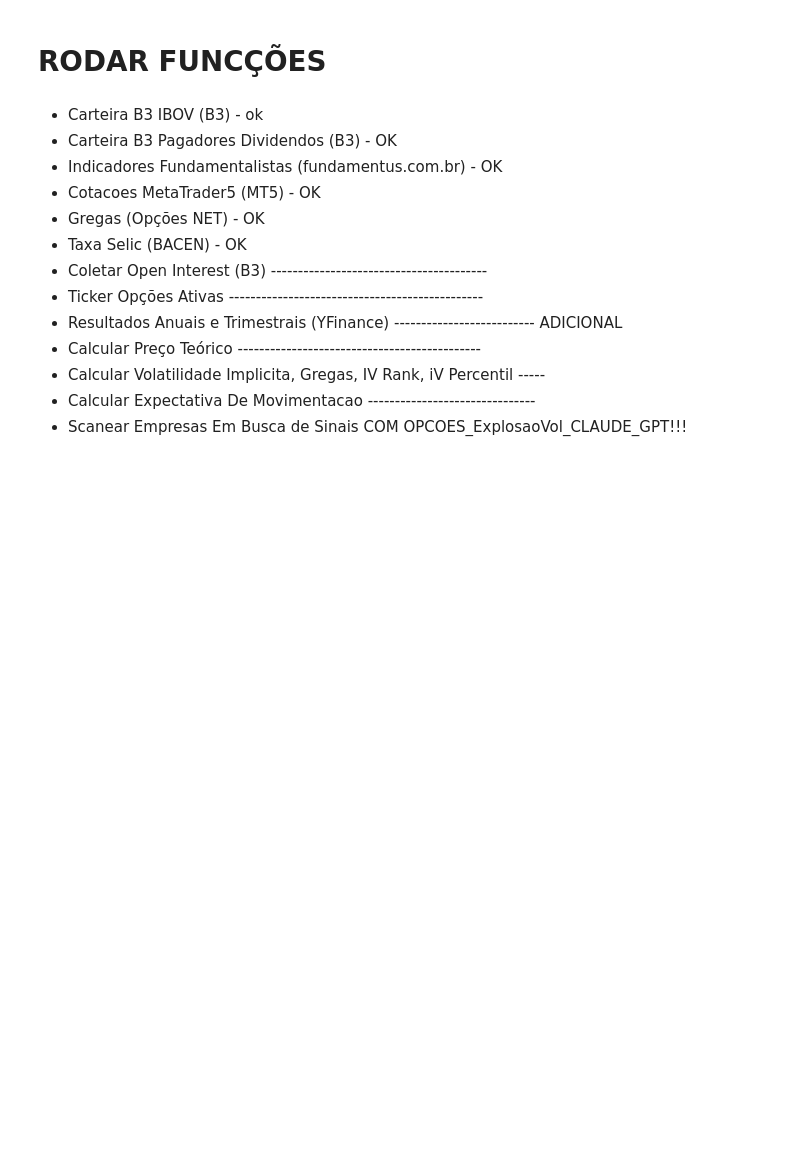
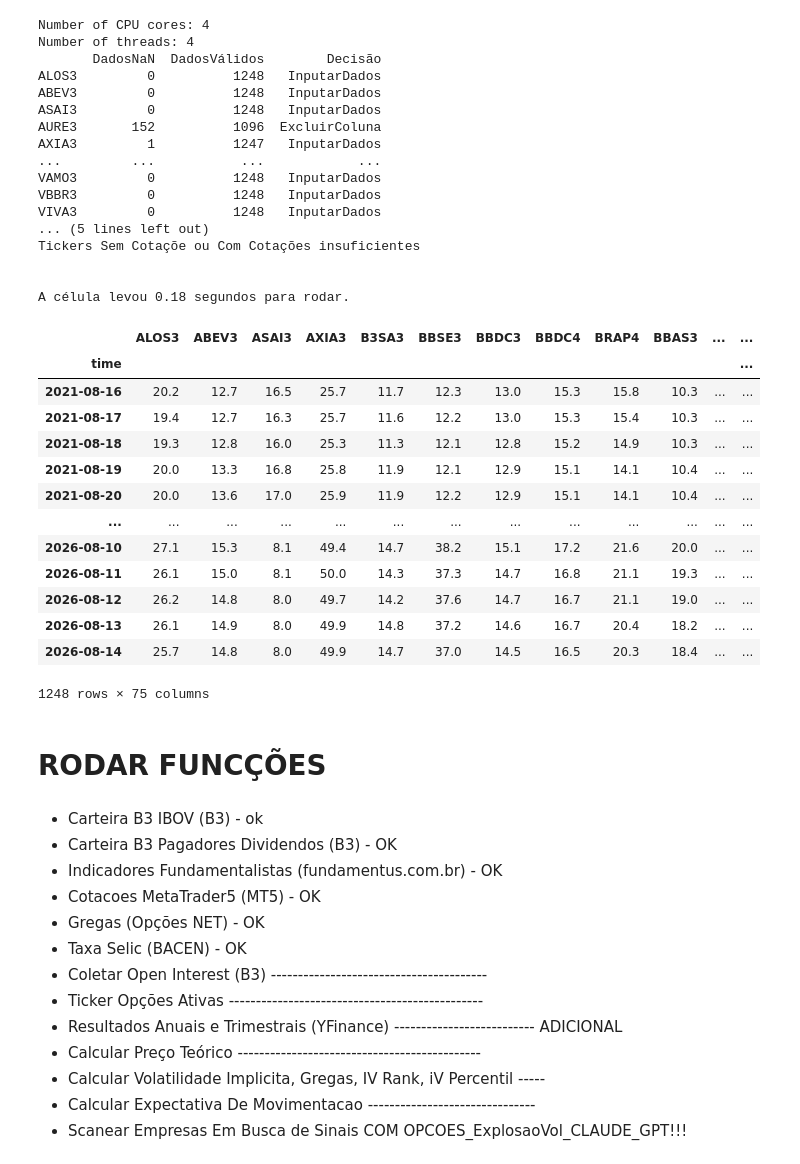
Before and after one commit to diogoraucci/dashboard_opcoes_streamlit, a Jupyter notebook: raspar_OPCOES_NET.ipynb, the cells around one changed output. Drawn from its saved outputs; the diff is of its cells as text; code cells hidden in the pictures; blank space fills up the shorter version.

```diff
--- a/raspar_OPCOES_NET.ipynb
+++ b/raspar_OPCOES_NET.ipynb
@@ -104,3 +73,38 @@ Stacktrace:
+# %%
+tickers = df_IBOV['Código'].to_list()
+cotacoes_mt5_list(tickers, tf, periodos, login_b3[0], login_b3[1], login_b3[2], NaN_Maximo)
+# %% [output]
+Number of CPU cores: 4
+Number of threads: 4
+       DadosNaN  DadosVálidos        Decisão
+ALOS3         0          1248   InputarDados
+ABEV3         0          1248   InputarDados
+ASAI3         0          1248   InputarDados
+AURE3       152          1096  ExcluirColuna
+AXIA3         1          1247   InputarDados
+...         ...           ...            ...
+VAMO3         0          1248   InputarDados
+VBBR3         0          1248   InputarDados
+VIVA3         0          1248   InputarDados
+... (5 lines left out)
+Tickers Sem Cotaçõe ou Com Cotações insuficientes
+
+
+A célula levou 0.18 segundos para rodar.
+|  | ALOS3 | ABEV3 | ASAI3 | AXIA3 | B3SA3 | BBSE3 | BBDC3 | BBDC4 | BRAP4 | BBAS3 | ... | ... |
+| time |  |  |  |  |  |  |  |  |  |  |  | ... |
+| 2021-08-16 | 20.2 | 12.7 | 16.5 | 25.7 | 11.7 | 12.3 | 13.0 | 15.3 | 15.8 | 10.3 | ... | ... |
+| 2021-08-17 | 19.4 | 12.7 | 16.3 | 25.7 | 11.6 | 12.2 | 13.0 | 15.3 | 15.4 | 10.3 | ... | ... |
+| 2021-08-18 | 19.3 | 12.8 | 16.0 | 25.3 | 11.3 | 12.1 | 12.8 | 15.2 | 14.9 | 10.3 | ... | ... |
+| 2021-08-19 | 20.0 | 13.3 | 16.8 | 25.8 | 11.9 | 12.1 | 12.9 | 15.1 | 14.1 | 10.4 | ... | ... |
+| 2021-08-20 | 20.0 | 13.6 | 17.0 | 25.9 | 11.9 | 12.2 | 12.9 | 15.1 | 14.1 | 10.4 | ... | ... |
+| ... | ... | ... | ... | ... | ... | ... | ... | ... | ... | ... | ... | ... |
+| 2026-08-10 | 27.1 | 15.3 | 8.1 | 49.4 | 14.7 | 38.2 | 15.1 | 17.2 | 21.6 | 20.0 | ... | ... |
+| 2026-08-11 | 26.1 | 15.0 | 8.1 | 50.0 | 14.3 | 37.3 | 14.7 | 16.8 | 21.1 | 19.3 | ... | ... |
+| 2026-08-12 | 26.2 | 14.8 | 8.0 | 49.7 | 14.2 | 37.6 | 14.7 | 16.7 | 21.1 | 19.0 | ... | ... |
+| 2026-08-13 | 26.1 | 14.9 | 8.0 | 49.9 | 14.8 | 37.2 | 14.6 | 16.7 | 20.4 | 18.2 | ... | ... |
+| 2026-08-14 | 25.7 | 14.8 | 8.0 | 49.9 | 14.7 | 37.0 | 14.5 | 16.5 | 20.3 | 18.4 | ... | ... |
+1248 rows × 75 columns
 # %%
 df_fundamentos = fundamentos()
 df_IBOV, df_IBSD, df_IDIV = carteiras_b3()
```
Also changed, not shown: parts of 1 cell of this notebook.
